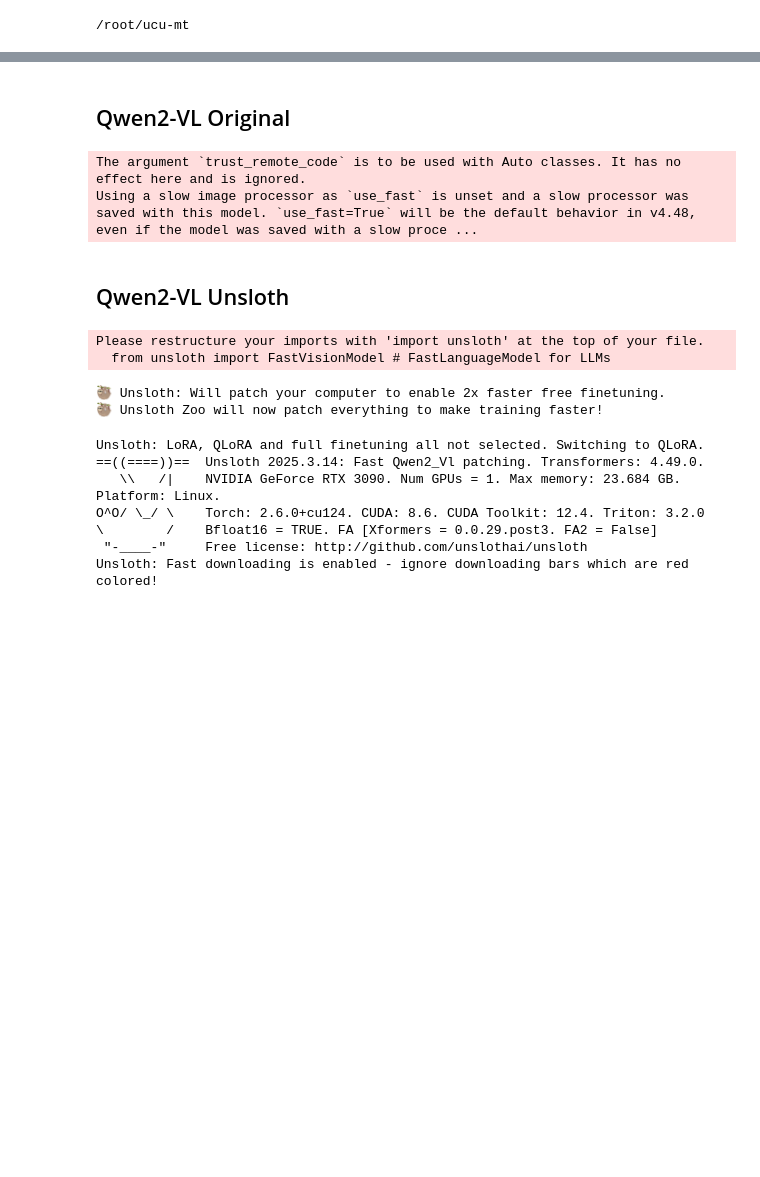
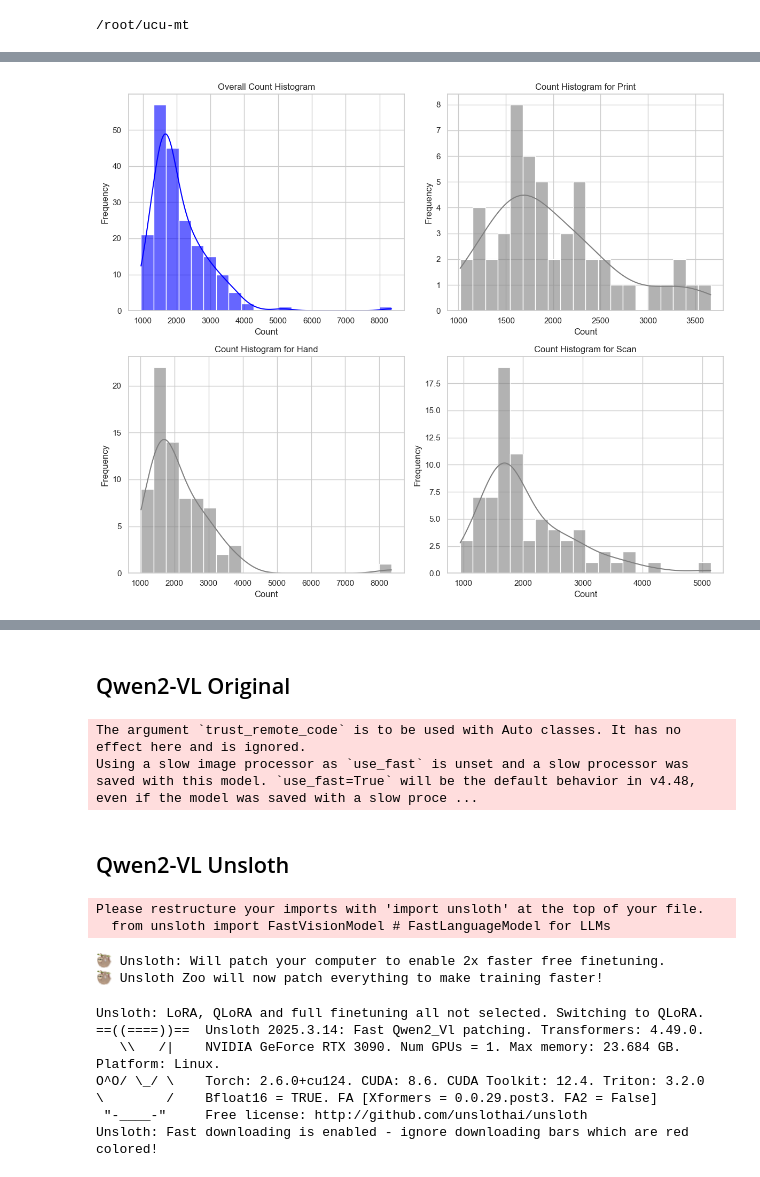
Before and after one commit to ansu0122/ucu-mt, a Jupyter notebook: src/doclab.ipynb, the cells around one changed output, grey strips where cells are left out. Cells and saved outputs as stored; diff of their text form; code cells hidden in the pictures; blank space fills up the shorter version.

Commit message:
datset characteristics

```diff
--- a/src/doclab.ipynb
+++ b/src/doclab.ipynb
@@ -13,3 +110,100 @@ dataset = dd.download_dataset()
+# %%
+import pandas as pd
+import matplotlib.pyplot as plt
+import seaborn as sns
+import re
+from collections import defaultdict
+
+
+def extract_word_counts(dataset: list[dict], count_mode: str = "word"):
+    """
+    Extracts word or character counts from all 'text' grounding entries per document.
+
+    Args:
+        dataset (list[dict]): Input dataset with grounding entries.
+        count_mode (str): "word" to count words, "char" to count characters.
+
+    Returns:
+        pd.DataFrame: Document-level rows with count, category, and style.
+    """
+    assert count_mode in ["word", "char"], "count_mode must be 'word' or 'char'"
+
+    records = []
+
+    for doc_id, row in enumerate(dataset):
+        category = row.get("category", "unknown")
+        style = row.get("style", "unknown")
+
+        # Combine all 'text' grounding content
+        full_text = " ".join(
+            g.get("content", "") for g in row.get("grounding", []) if g.get("type") == "text"
+        )
+
+        # Count words or characters
+        if count_mode == "word":
+            count = len(re.findall(r'\w+', full_text, re.UNICODE))
+        else:
+            count = len(full_text)
+
+        records.append({
+            "doc_id": doc_id,
+            "category": category,
+            "style": style,
+            "count": count
+        })
+
+    return pd.DataFrame(records)
+
+
+def plot_count_histograms(df):
+    """
+    Creates a 2x2 grid of histograms for word/char count distribution using Seaborn:
+    - (Top-left) Overall count per document
+    - (Top-right) Histogram for "print"
+    - (Bottom-left) Histogram for "hand"
+    - (Bottom-right) Histogram for "scan"
+    """
+    sns.set_theme(style="whitegrid")
+
+    fig, axes = plt.subplots(2, 2, figsize=(12, 10))
+
+    # Overall histogram (top-left)
+    sns.histplot(df['count'], bins=20, kde=True, color="blue", alpha=0.6, ax=axes[0, 0])
+    axes[0, 0].set_title("Overall Count Histogram")
+    axes[0, 0].set_xlabel("Count")
+    axes[0, 0].set_ylabel("Frequency")
+
+    # Define styles
+    styles = ["print", "hand", "scan"]
+    titles = {
+        "print": "Count Histogram for Print",
+        "hand": "Count Histogram for Hand",
+        "scan": "Count Histogram for Scan"
+    }
+
+    # Iterate through styles and assign each to a subplot
+    for i, style in enumerate(styles):
+        row, col = divmod(i + 1, 2)  # (1,2) = top-right, (2,1) = bottom-left, (2,2) = bottom-right
+        subset = df[df['style'] == style]
+        if not subset.empty:
+            sns.histplot(subset['count'], bins=20, kde=True, color="gray", alpha=0.6, ax=axes[row, col])
+            axes[row, col].set_title(titles[style])
+            axes[row, col].set_xlabel("Count")
+            axes[row, col].set_ylabel("Frequency")
+        else:
+            axes[row, col].set_visible(False)
+
+    plt.tight_layout()
+    plt.show()
+
+
+# Extract raw word counts per document (no grouping)
+stats_df = extract_word_counts(dataset['train'], count_mode="char")
+
+# Plot histograms without grouping
+plot_count_histograms(stats_df)
+# %% [output]
+[figure, added]
 # %%
 example = dataset["train"][-1]
 dv.visualize_grounding(example.get("image"), example["grounding"])
```
Also changed, not shown: parts of 5 cells of this notebook.
